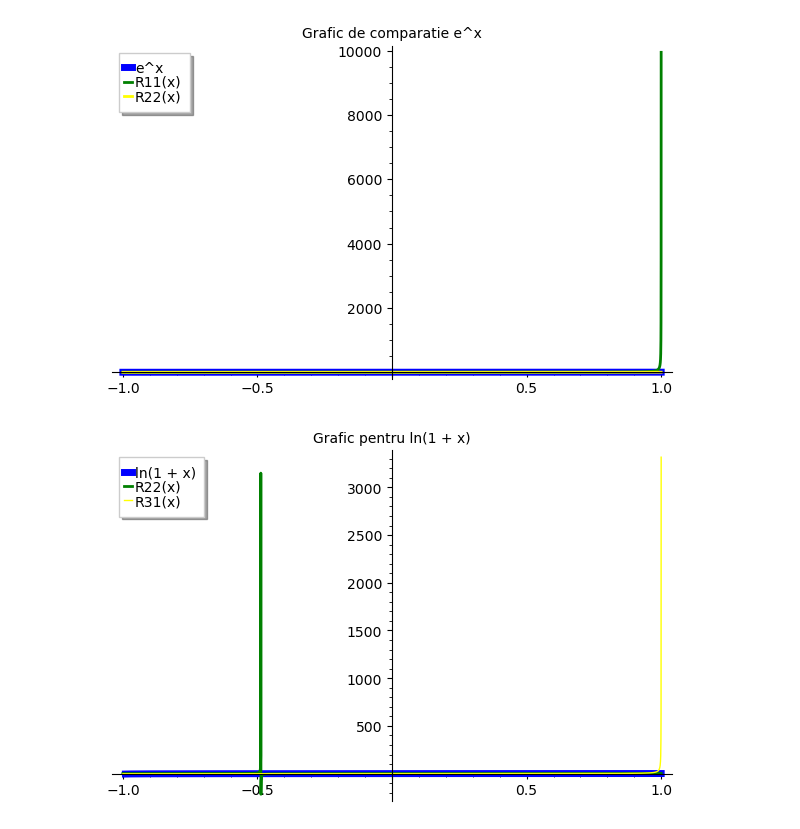
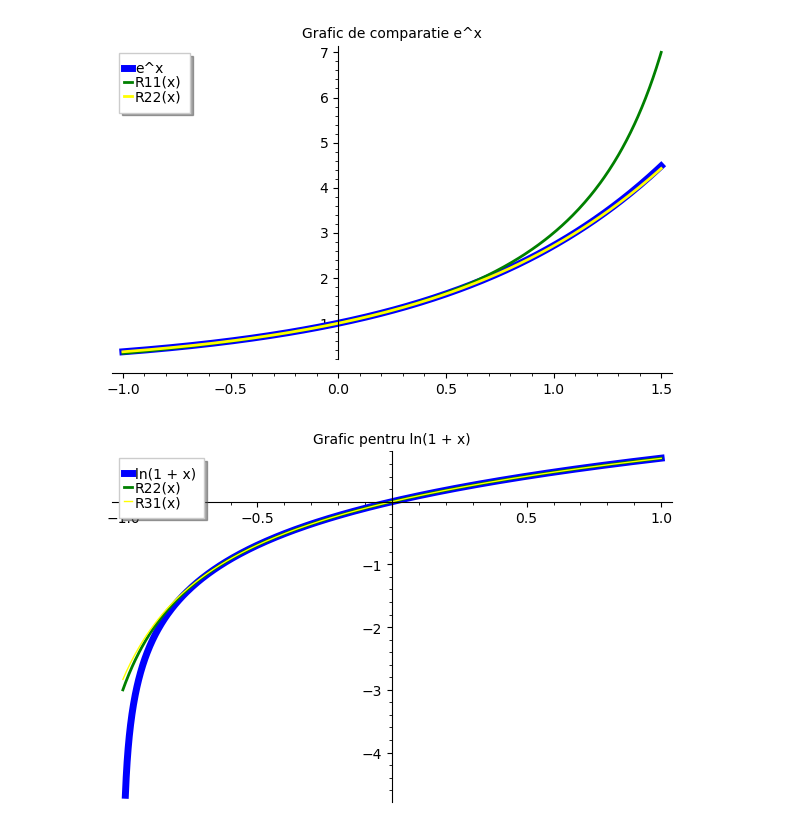
Before and after one commit to renteadan/calcul-numeric, a Jupyter notebook: lab1/pb8.ipynb, the cells around one changed output. Drawn from its saved outputs; the diff is of its cells as text; code cells hidden in the pictures.

```diff
--- a/lab1/pb8.ipynb
+++ b/lab1/pb8.ipynb
@@ -19,10 +19,10 @@ def pade(f, m, k):
 R11(x) = pade(exp(x),1,1)
 R22(x) = pade(exp(x),2,2)
 # %%
-p1 = plot(exp(x), (x, -1, 1), thickness=5, title='Grafic de comparatie e^x', legend_label='e^x')
-p2 = plot(R11(x), (x, -1, 1), thickness=2, color='green', legend_label = 'R11(x)')
-p3 = plot(R22(x), (x, -1, 1), thickness=2, color='yellow', legend_label = 'R22(x)')
+p1 = plot(exp(x), (x, -1, 1.5), thickness=5, title='Grafic de comparatie e^x', legend_label='e^x')
+p2 = plot(R11(x), (x, -1, 1.5), thickness=2, color='green', legend_label = 'R11(x)')
+p3 = plot(R22(x), (x, -1, 1.5), thickness=2, color='yellow', legend_label = 'R22(x)')
 p1 + p2 + p3
 # %% [output]
-[figure, old version]
+[figure, new version]
 # %%
@@ -31,7 +31,7 @@ R31(x) = pade(ln(1+x), 3, 1)
 # %%
 p1 = plot(ln(1 + x), (x, -1, 1), thickness=5, title='Grafic pentru ln(1 + x)', legend_label='ln(1 + x)')
-p2 = plot(R22(x), (x, -1, 1), thickness=2, color='green', legend_label = 'R22(x)')
-p3 = plot(R31(x), (x, -1, 1), thickness=1, color='yellow', legend_label = 'R31(x)')
+p2 = plot(L22(x), (x, -1, 1), thickness=2, color='green', legend_label = 'R22(x)')
+p3 = plot(L31(x), (x, -1, 1), thickness=1, color='yellow', legend_label = 'R31(x)')
 p1 + p2 + p3
 # %% [output]
-[figure, old version]
+[figure, new version]
```
Also changed, not shown: parts of 2 cells of this notebook, 10 other files.
